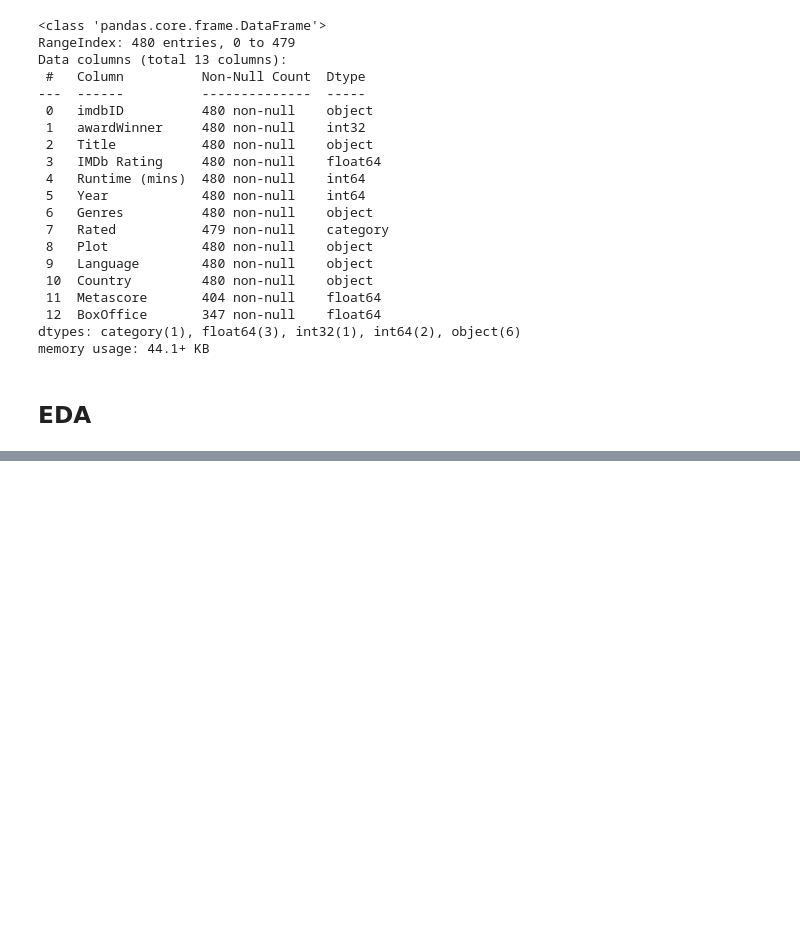
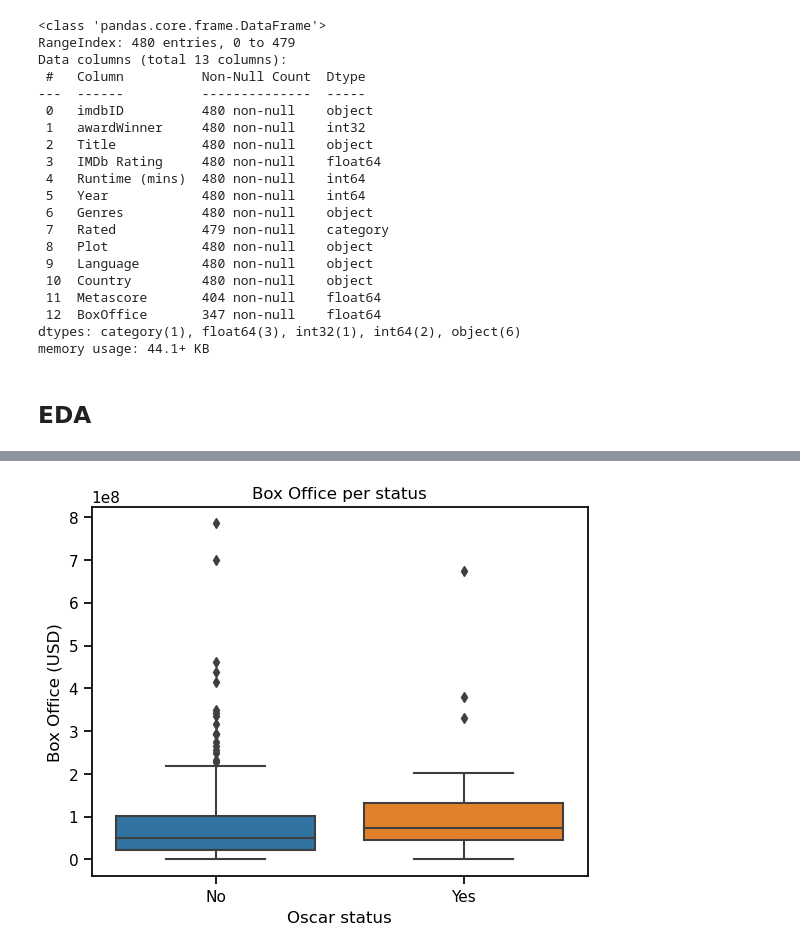
Before and after one commit to gupaulasan/portfolio, a Jupyter notebook: Oscar Winner Prediciton/oscars.ipynb, the cells around one changed output, grey strips where cells are left out. Saved outputs shown, nothing was run; the diff lists cells and outputs as text; code cells hidden in the pictures; blank space fills up the shorter version.

```diff
--- a/Oscar Winner Prediciton/oscars.ipynb
+++ b/Oscar Winner Prediciton/oscars.ipynb
@@ -252,0 +259,12 @@ plt.show()
+# %%
+sns.boxplot(data=nominees,
+            y='BoxOffice',
+            x='awardWinner'
+            )
+plt.xticks([0,1], labels=['No', 'Yes'])
+plt.xlabel("Oscar status")
+plt.ylabel('Box Office (USD)')
+plt.title('Box Office per status')
+plt.show()
+# %% [output]
+[figure, added]
```
Also changed, not shown: parts of 4 cells of this notebook.
